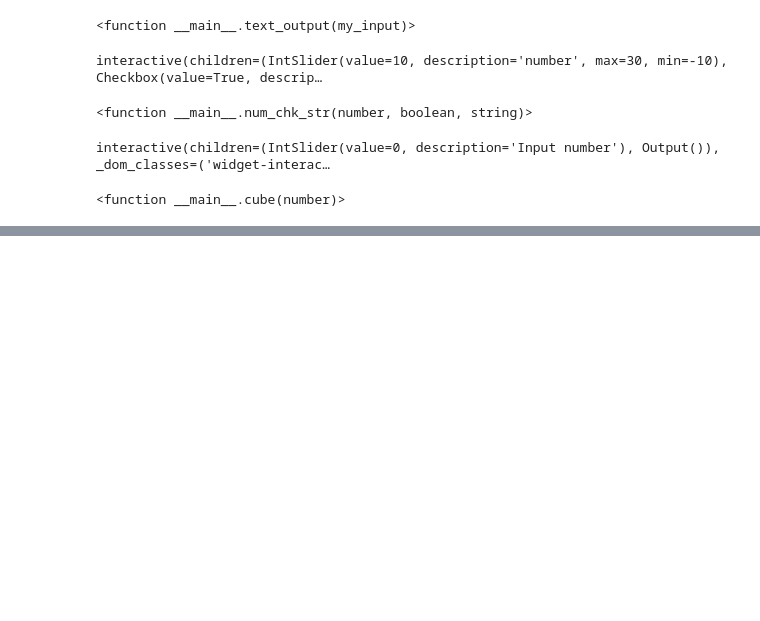
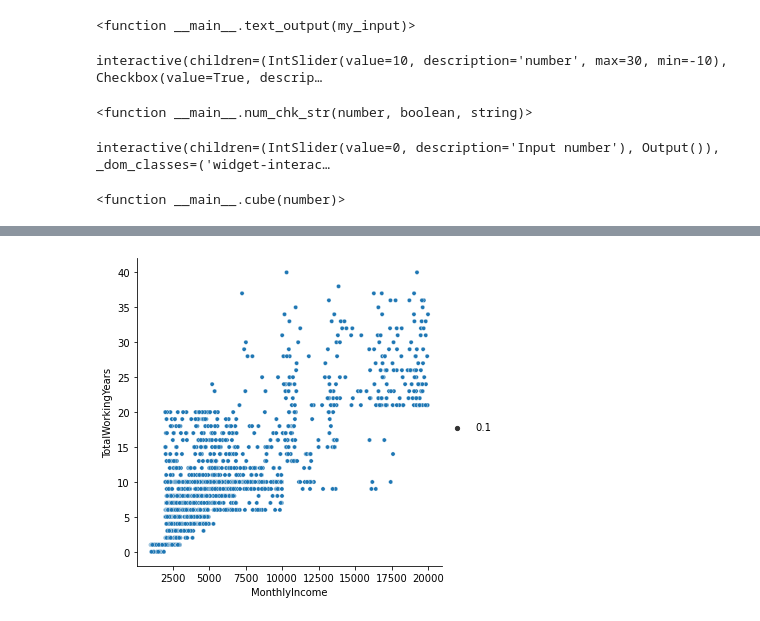
Before and after one commit to bertiewooster/ipywidgets, a Jupyter notebook: ipywidgets.ipynb, the cells around one changed output, grey strips where cells are left out. Cells and saved outputs as stored; diff of their text form; code cells hidden in the pictures; blank space fills up the shorter version.

```diff
--- a/ipywidgets.ipynb
+++ b/ipywidgets.ipynb
@@ -69,0 +80,4 @@ display(ui, out)
+# %%
+r = sns.relplot(data=df, x="MonthlyIncome", y="TotalWorkingYears", size=0.1)
+# %% [output]
+[figure, added]
```
Also changed, not shown: parts of 4 cells of this notebook, 1 other file.
